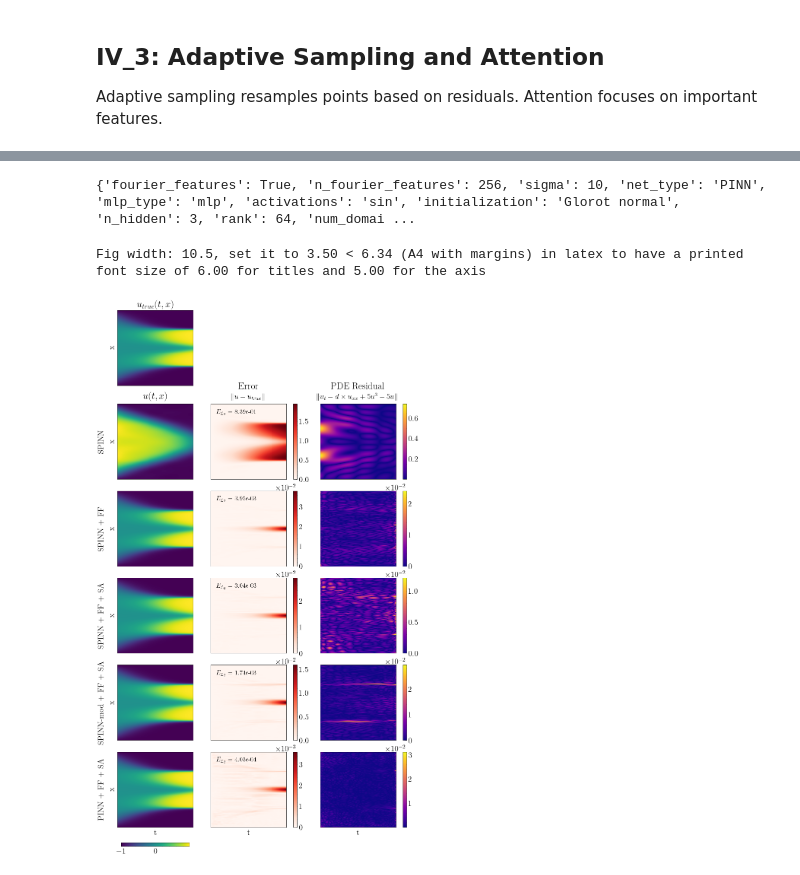
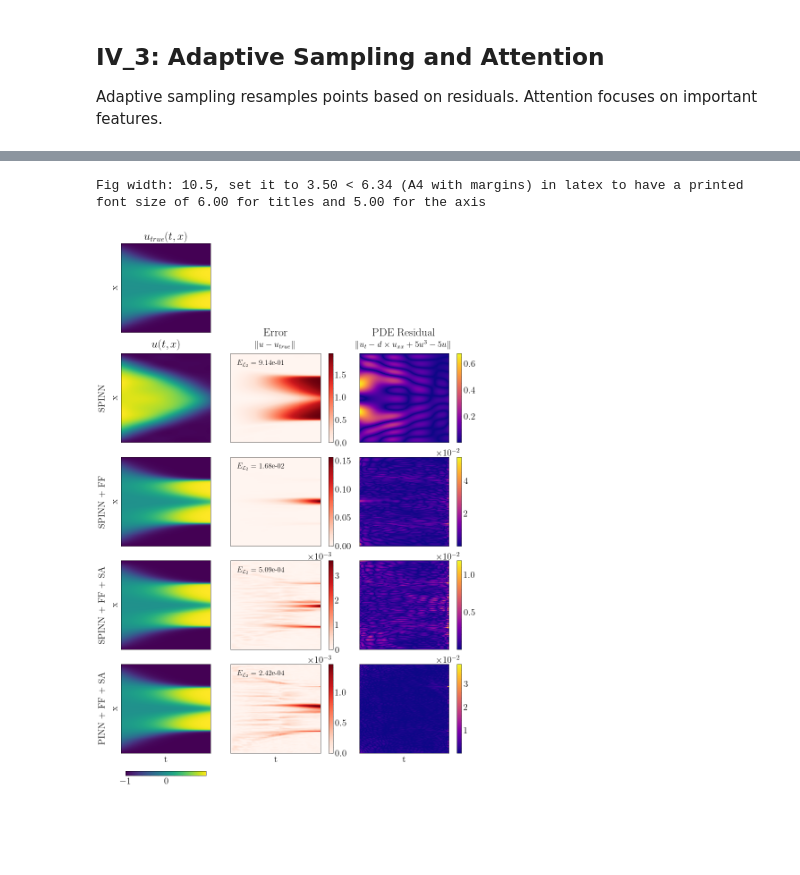
Before and after one commit to bonneted/PhD, a Jupyter notebook: IV_ImprovingTraining.ipynb, the cells around one changed output, grey strips where cells are left out. Drawn from its saved outputs; the diff is of its cells as text; code cells hidden in the pictures; blank space fills up the shorter version.

```diff
--- a/IV_ImprovingTraining.ipynb
+++ b/IV_ImprovingTraining.ipynb
@@ -40,8 +42,9 @@ base_config_FF = {
     "mlp_type": "mlp",
     "activations": "sin",
     "n_domain": 150**2,
-    "learning_rates": [1e-3, 1e-4, 1e-5],
-    "n_iters": 20000,
+    "lr": 1e-5,
+    "lr_decay": ["warmup cosine", 1e-3, 1000, 60000, 1e-5], # cosine decay: peak lr, warmup iters, total iters, min lr
+    "n_iter": 80000,
     "rank": 64,
     "seed": 0,
 }
@@ -63,11 +66,12 @@ except Exception:
     saved_results = {}
 
 for config_name in config_to_run_FF:
-    print(f"Running configuration: {config_name}")
     config_FF = all_config_FF[config_name]
 
     # Train SPINN with and without Fourier features
+    print(f"Running configuration: {config_name}")
     all_data_FF[config_name] = train_allen_cahn(config_FF)
+    print(f"Running configuration: {config_name} with Fourier Features")
     all_data_FF[config_name + "_FF"] = train_allen_cahn({**config_FF, "fourier_features": True})
 
     # Extract models
@@ -113,8 +117,8 @@ if len(config_to_run_FF) < len(all_config_names_FF):
                 try:
                     all_models_FF[key] = train_allen_cahn({
                         **data["config"],
-                        "learning_rates": [1e-3],
-                        "n_iters": 0,
+                        "lr": 1e-3,
+                        "n_iter": 0,
                         "restored_params": data["model_params"],
                     })["model"]
                 except Exception:
@@ -289,26 +297,27 @@ base_config_SA = {
     "fourier_features": True,
     "n_fourier_features": 128,
     "sigma": 10,
-    "net_type": "PINN",
+    "net_type": "SPINN",
     "mlp_type": "mlp",
     "activations": "sin",
     "n_domain": 150**2,
-    "learning_rates": [1e-3, 1e-4, 1e-5],
-    "n_iters": 30000,
+    "lr": 1e-5,
+    "lr_decay": ["warmup cosine", 1e-3, 1000, 80000, 1e-5], # cosine decay: peak lr, warmup iters, total iters, min lr
+    "n_iter": 80000,
     "rank": 64,
     "seed": 0,
     "SA": True,
 }
 
 # === Configs to run ===
-config_to_run_SA = ["pinn_SA", "spinn_SA", "spinn_mod_SA"]  # e.g. ["pinn_SA", "spinn_SA", "spinn_mod_SA", "weight_vis"]
+config_to_run_SA = []  # e.g. ["pinn_SA", "spinn_SA", "spinn_mod_SA", "weight_vis"]
 
 # === All model configs ===
 all_config_SA = {
     "pinn_SA": {**base_config_SA, "net_type": "PINN", "n_fourier_features": 256},
     "spinn_SA": {**base_config_SA, "net_type": "SPINN"},
     "spinn_mod_SA": {**base_config_SA, "net_type": "SPINN", "mlp_type": "mlp_mod"},
-    "weight_vis": base_config_SA,
+    "weight_vis": {**base_config_SA,"lr": 1e-3,"lr_decay": ["warmup cosine", 1e-3, 3000, 50000, 1e-5]}
 }
 
 all_config_names_SA = list(all_config_SA.keys())
@@ -331,7 +340,7 @@ for config_name in config_to_run_SA:
 
     if config_name == "weight_vis":
         results_weight_vis = {}
-        data_weight_vis = train_allen_cahn({**config_SA, "learning_rates": [1e-3], "n_iters": 0})
+        data_weight_vis = train_allen_cahn({**config_SA, "lr": 1e-3, "n_iter": 0})
         model = data_weight_vis.pop('model')
 
         for i, iter_ in enumerate(iters_pde_w):
@@ -343,7 +352,8 @@ for config_name in config_to_run_SA:
                   f"PDE={results_weight_vis[total_iter]['mean_pde_residual']:.3e}")
 
         all_models_SA[config_name] = model
-        all_data_SA[config_name] = {**data_weight_vis, "results": results_weight_vis}
+        data = {**data_weight_vis, "results": results_weight_vis}
+        all_data_SA[config_name] = data
 
     else:
         data = train_allen_cahn(config_SA)
@@ -384,8 +394,8 @@ if len(config_to_run_SA) < len(all_config_names_SA):
             try:
                 all_models_SA[key] = train_allen_cahn({
                     **data["config"],
-                    "learning_rates": [1e-3],
-                    "n_iters": 0,
+                    "lr": 1e-3,
+                    "n_iter": 0,
                     "restored_params": data["model_params"],
                 })["model"]
             except Exception:
@@ -459,29 +460,25 @@ Fig width: 14.5, set it to 4.83 < 6.34 (A4 with margins) in latex to have a prin
-# %%
-print(all_data_SA["pinn_SA"]["config"])
-# %% [output]
-{'fourier_features': True, 'n_fourier_features': 256, 'sigma': 10, 'net_type': 'PINN', 'mlp_type': 'mlp', 'activations': 'sin', 'initialization': 'Glorot normal', 'n_hidden': 3, 'rank': 64, 'num_domai ...
 # %%
 all_data_FF_SA = {**all_data_FF, **all_data_SA}
-config_to_plot_FF_SA = ["spinn", "spinn_FF", "spinn_SA", "spinn_mod_SA", "pinn_SA"]
+config_to_plot_FF_SA = ["spinn", "spinn_FF", "spinn_SA", "pinn_SA"]
 
 config_text_dict_FF_SA = copy.deepcopy(config_text_dict)
 config_text_dict_FF_SA.update({
     "pinn_SA": "PINN + FF + SA",
     "spinn_SA": "SPINN + FF + SA",
     "spinn_mod_SA": "SPINN-mod + FF + SA",
 })
 
 u_pred_all, u_diff_all, pde_loss_all, rows_title = fields_from_config(config_to_plot_FF_SA, all_data_FF_SA, config_text_dict_FF_SA)
 n_rows = len(rows_title)
 
 fields_FF_SA = copy.deepcopy(fields_FF)
 fields_FF_SA["Solution"]["data"] = u_pred_all
 fields_FF_SA["Error"]["data"] = u_diff_all
 fields_FF_SA["PDE Residual"]["data"] = pde_loss_all
 
 fig, ax = plt.subplots(1+n_rows,3, figsize=(10.5,(1+n_rows)*3))
 
 plot_allen_cahn_results(fig, ax, fields_FF_SA, tt, xx, rows_title)
 # %% [output]
 Fig width: 10.5, set it to 3.50 < 6.34 (A4 with margins) in latex to have a printed font size of 6.00 for titles and 5.00 for the axis
-[figure, old version]
+[figure, new version]
```
Also changed, not shown: parts of 9 cells of this notebook, 7 other files.
